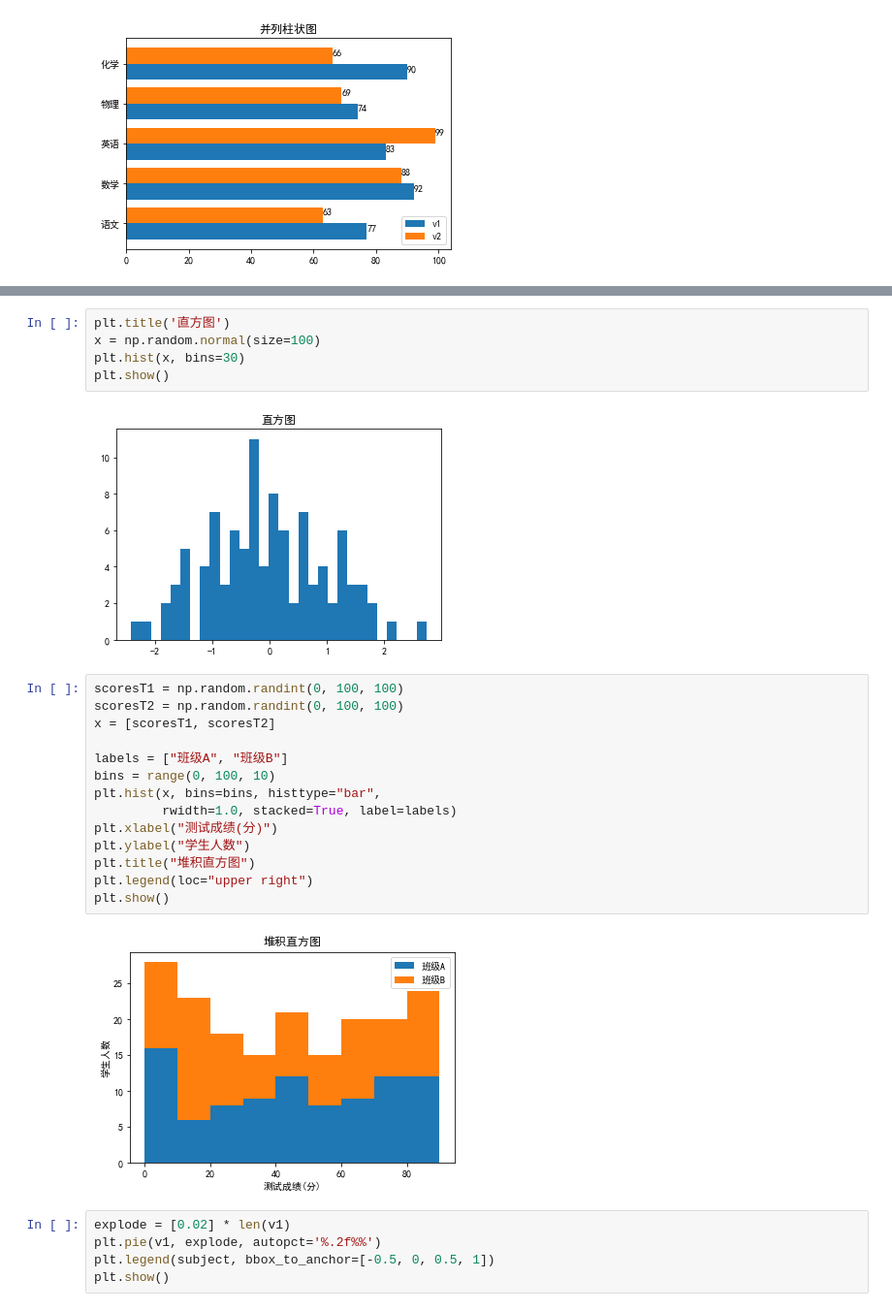
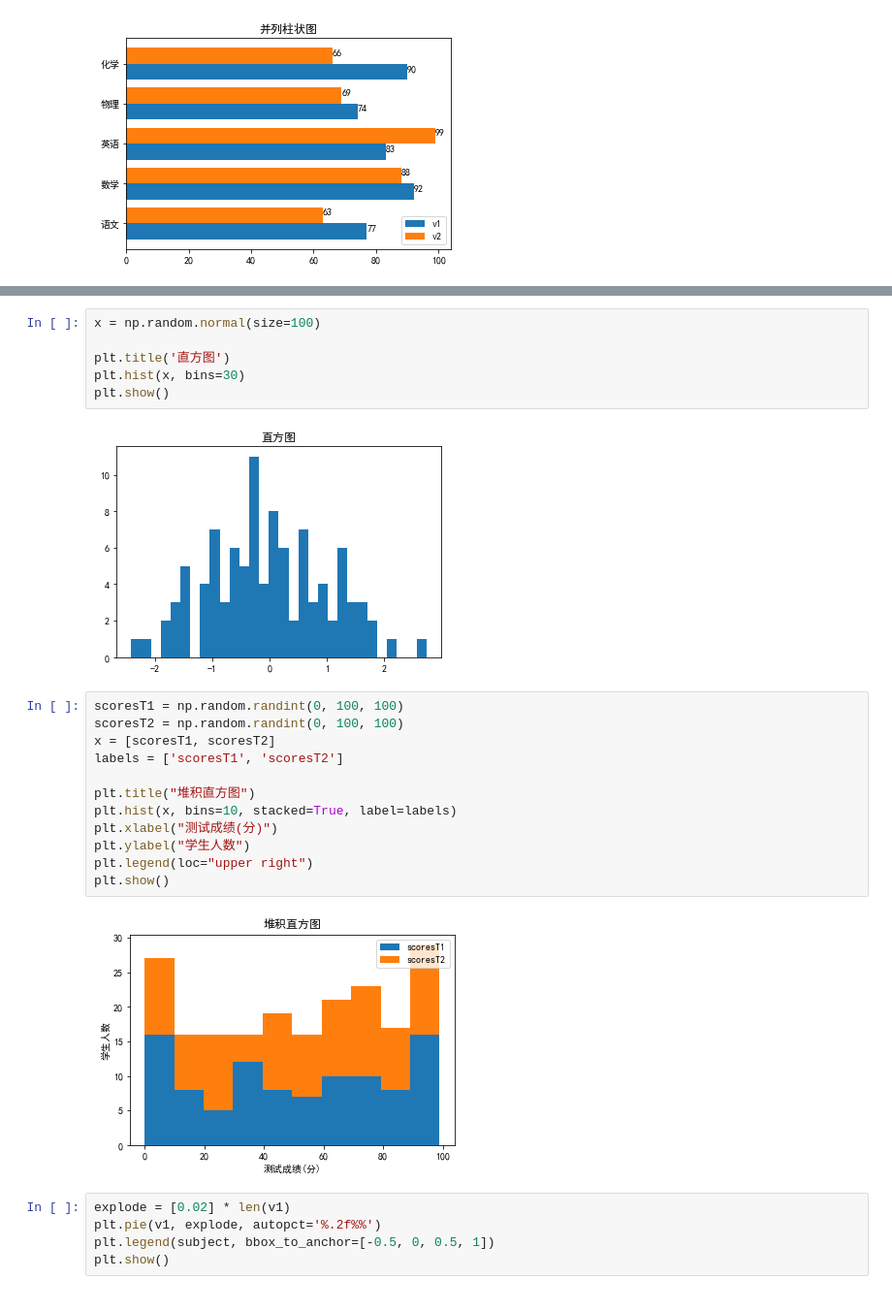
Before and after one commit to yangyezhuang/Matplotlib, a Jupyter notebook: jupyter/实用图集.ipynb, the cells around one changed output, grey strips where cells are left out. Shown: that part at 97% size. Drawn from its saved outputs; the diff is of its cells as text.

```diff
--- a/jupyter/实用图集.ipynb
+++ b/jupyter/实用图集.ipynb
@@ -120,6 +120,7 @@ plt.show()
 # %%
+x = np.random.normal(size=100)
+
 plt.title('直方图')
-x = np.random.normal(size=100)
 plt.hist(x, bins=30)
 plt.show()
 # %% [output]
@@ -127,19 +128,17 @@ plt.show()
 # %%
 scoresT1 = np.random.randint(0, 100, 100)
 scoresT2 = np.random.randint(0, 100, 100)
 x = [scoresT1, scoresT2]
+labels = ['scoresT1', 'scoresT2']
 
-labels = ["班级A", "班级B"]
-bins = range(0, 100, 10)
-plt.hist(x, bins=bins, histtype="bar",
-         rwidth=1.0, stacked=True, label=labels)
+plt.title("堆积直方图")
+plt.hist(x, bins=10, stacked=True, label=labels)
 plt.xlabel("测试成绩(分)")
 plt.ylabel("学生人数")
-plt.title("堆积直方图")
 plt.legend(loc="upper right")
 plt.show()
 # %% [output]
-[figure, old version]
+[figure, new version]
 # %%
 explode = [0.02] * len(v1)
 plt.pie(v1, explode, autopct='%.2f%%')
```
Also changed, not shown: parts of 15 cells of this notebook, 24 other files.
